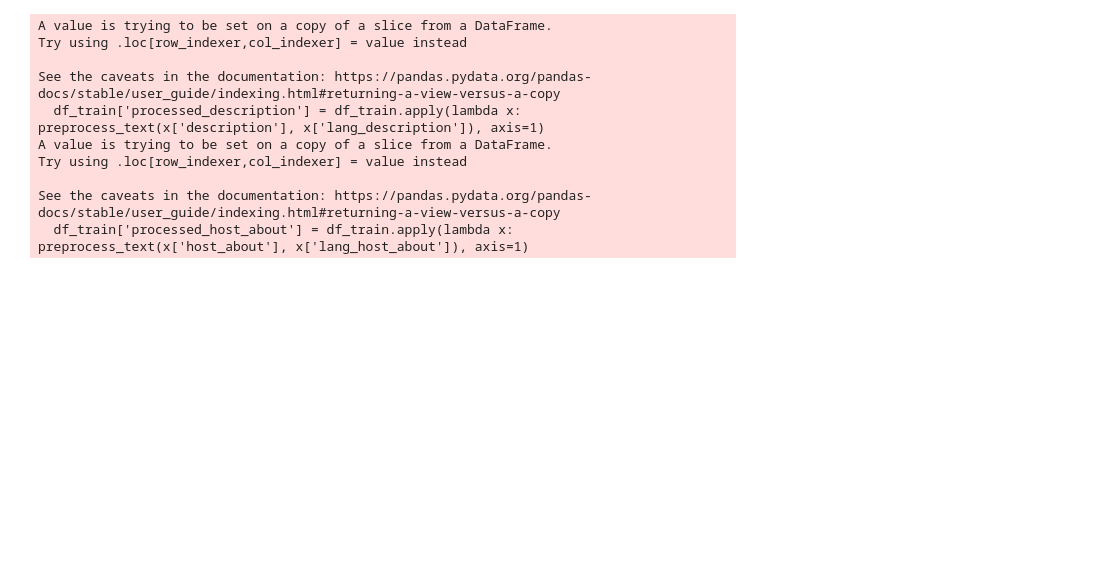
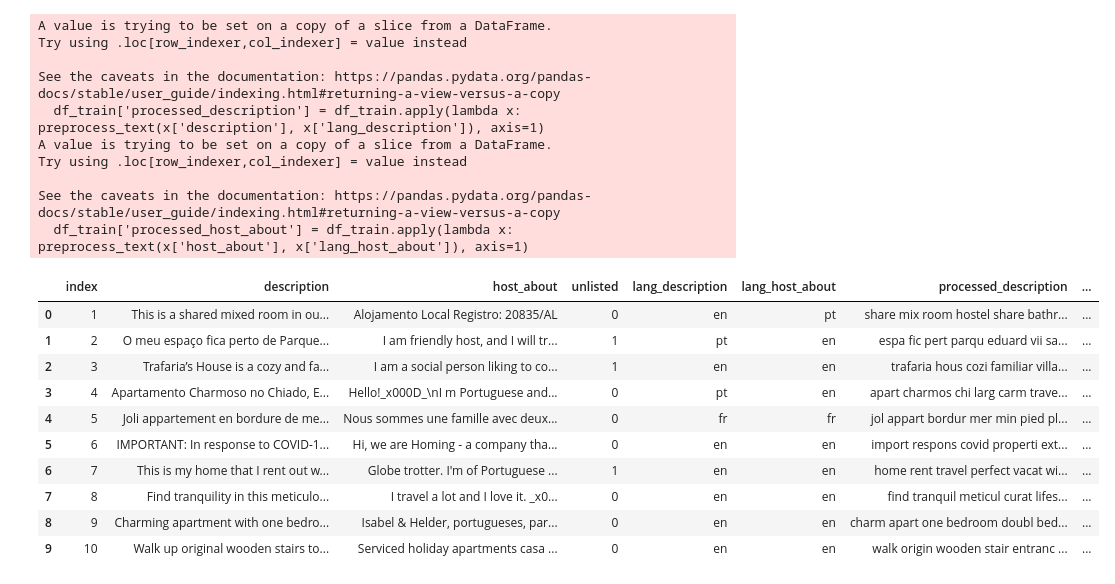
Before and after one commit to ontenkutsenko/NLP_Airbnb_Delisting_Prediction, a Jupyter notebook: Baseline.ipynb, the cells around one changed output. Cells and saved outputs as stored; diff of their text form; code cells hidden in the pictures; blank space fills up the shorter version.

```diff
--- a/Baseline.ipynb
+++ b/Baseline.ipynb
@@ -267,3 +267,17 @@ Try using .loc[row_indexer,col_indexer] = value instead
 
 See the caveats in the documentation: https://pandas.pydata.org/pandas-docs/stable/user_guide/indexing.html#returning-a-view-versus-a-copy
   df_train['processed_host_about'] = df_train.apply(lambda x: preprocess_text(x['host_about'], x['lang_host_about']), axis=1)
+# %%
+df_train.head(10)
+# %% [output]
+|  | index | description | host_about | unlisted | lang_description | lang_host_about | processed_description | ... |
+| 0 | 1 | This is a shared mixed room in ou... | Alojamento Local Registro: 20835/AL | 0 | en | pt | share mix room hostel share bathr... | ... |
+| 1 | 2 | O meu espaço fica perto de Parque... | I am friendly host, and I will tr... | 1 | pt | en | espa fic pert parqu eduard vii sa... | ... |
+| 2 | 3 | Trafaria’s House is a cozy and fa... | I am a social person liking to co... | 1 | en | en | trafaria hous cozi familiar villa... | ... |
+| 3 | 4 | Apartamento Charmoso no Chiado, E... | Hello!_x000D_\nI m Portuguese and... | 0 | pt | en | apart charmos chi larg carm trave... | ... |
+| 4 | 5 | Joli appartement en bordure de me... | Nous sommes une famille avec deux... | 0 | fr | fr | jol appart bordur mer min pied pl... | ... |
+| 5 | 6 | IMPORTANT: In response to COVID-1... | Hi, we are Homing - a company tha... | 0 | en | en | import respons covid properti ext... | ... |
+| 6 | 7 | This is my home that I rent out w... | Globe trotter. I'm of Portuguese ... | 1 | en | en | home rent travel perfect vacat wi... | ... |
+| 7 | 8 | Find tranquility in this meticulo... | I travel a lot and I love it. _x0... | 0 | en | en | find tranquil meticul curat lifes... | ... |
+| 8 | 9 | Charming apartment with one bedro... | Isabel & Helder, portugueses, par... | 0 | en | en | charm apart one bedroom doubl bed... | ... |
+| 9 | 10 | Walk up original wooden stairs to... | Serviced holiday apartments casa ... | 0 | en | en | walk origin wooden stair entranc ... | ... |
```
